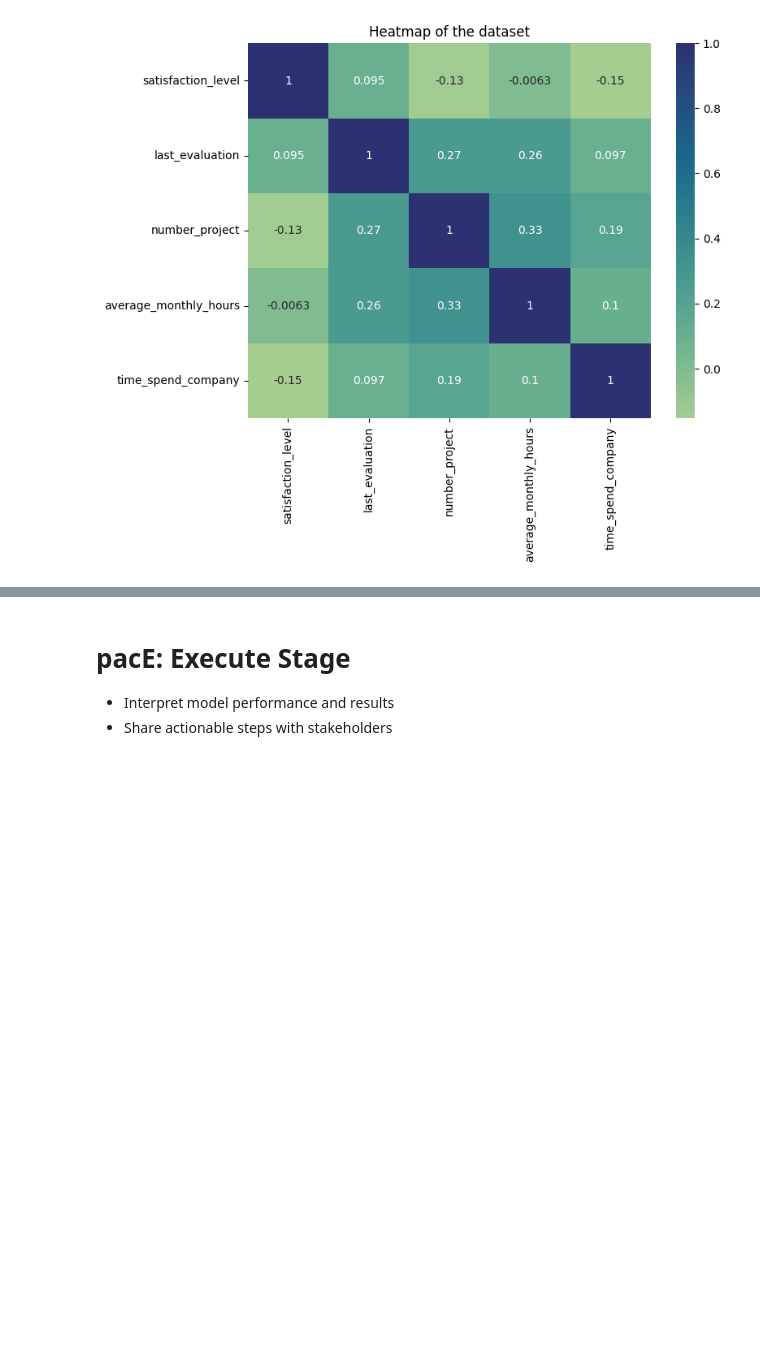
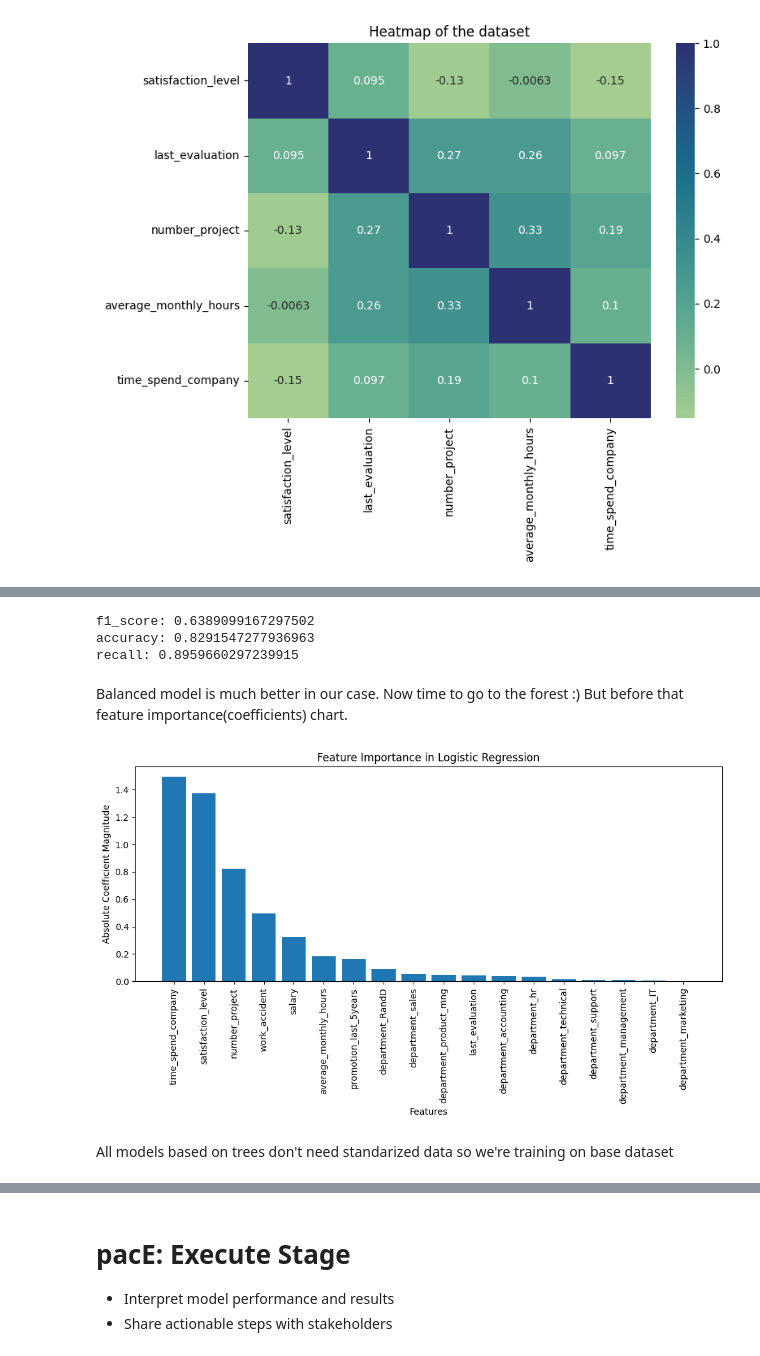
Before and after one commit to mkopanik/Capstone-Project-ML-HR-Analytics, a Jupyter notebook: Activity_ Course 7 Salifort Motors project lab.ipynb, the cells around one changed output, grey strips where cells are left out. Drawn from its saved outputs; the diff is of its cells as text; code cells hidden in the pictures; blank space fills up the shorter version.

```diff
--- a/Activity_ Course 7 Salifort Motors project lab.ipynb
+++ b/Activity_ Course 7 Salifort Motors project lab.ipynb
@@ -480,0 +543,31 @@ df_logreg.head()
+# %%
+# basic metrics
+print("f1_score:",f1_score(y_test,y_pred))
+print("accuracy:",accuracy_score(y_test,y_pred))
+print("recall:",recall_score(y_test,y_pred))
+# %% [output]
+f1_score: 0.6389099167297502
+accuracy: 0.8291547277936963
+recall: 0.8959660297239915
+# %% [markdown]
+Balanced model is much better in our case. Now time to go to the forest :) But before that feature importance(coefficients) chart.
+# %%
+# Get feature importance
+importance = np.abs(lr.coef_[0])
+feature_names = X.columns
+
+# Create a dataframe of feature names and their importance
+feature_importance = pd.DataFrame({'feature': feature_names, 'importance': importance})
+feature_importance = feature_importance.sort_values('importance', ascending=False)
+
+# Plot
+plt.figure(figsize=(10, 6))
+plt.bar(feature_importance['feature'], feature_importance['importance'])
+plt.xticks(rotation=90)
+plt.xlabel('Features')
+plt.ylabel('Absolute Coefficient Magnitude')
+plt.title('Feature Importance in Logistic Regression')
+plt.tight_layout()
+plt.show()
+# %% [output]
+[figure, added]
@@ -480,0 +576,2 @@ df_logreg.head()
+# %% [markdown]
+All models based on trees don't need standarized data so we're training on base dataset
```
Also changed, not shown: parts of 41 cells of this notebook, 5 other files.
